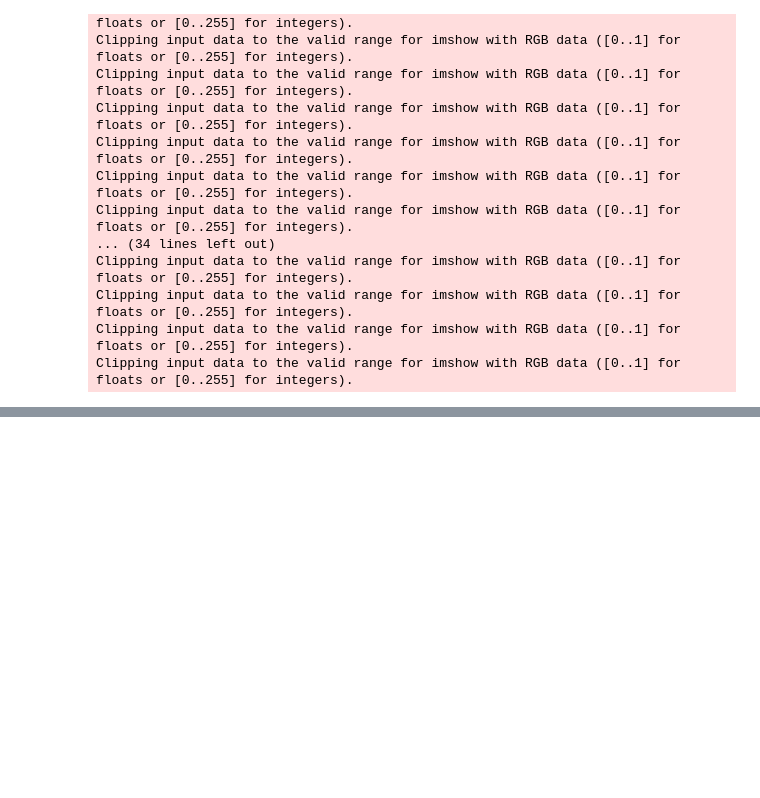
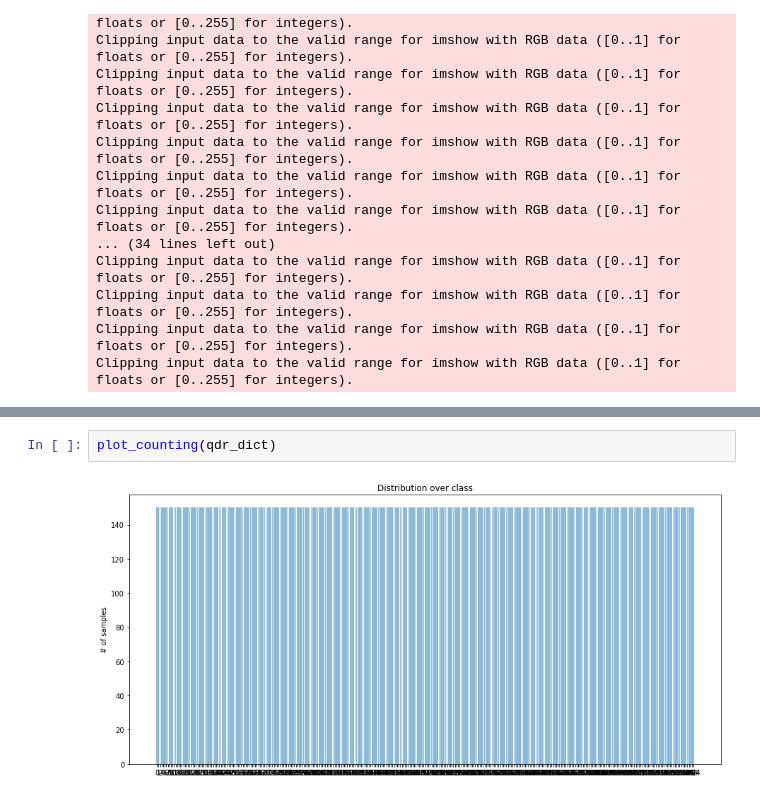
Before and after one commit to JiaMingLin/MDAN, a Jupyter notebook: notebooks/basic_statistics.ipynb, the cells around one changed output, grey strips where cells are left out. Drawn from its saved outputs; the diff is of its cells as text; blank space fills up the shorter version.

```diff
--- a/notebooks/basic_statistics.ipynb
+++ b/notebooks/basic_statistics.ipynb
@@ -103,0 +198,4 @@ Clipping input data to the valid range for imshow with RGB data ([0..1] for floa
+# %%
+plot_counting(qdr_dict)
+# %% [output]
+[figure, added]
```
Also changed, not shown: parts of 9 cells of this notebook, 9 other files.
